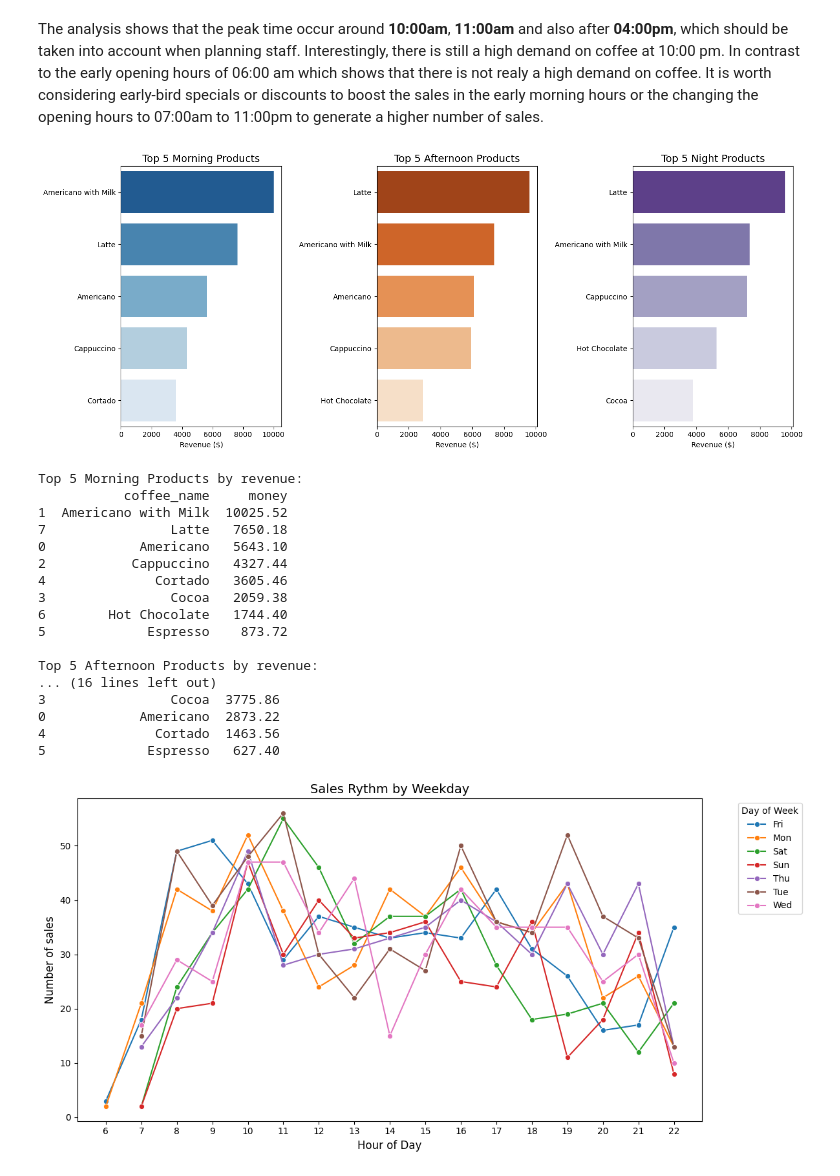
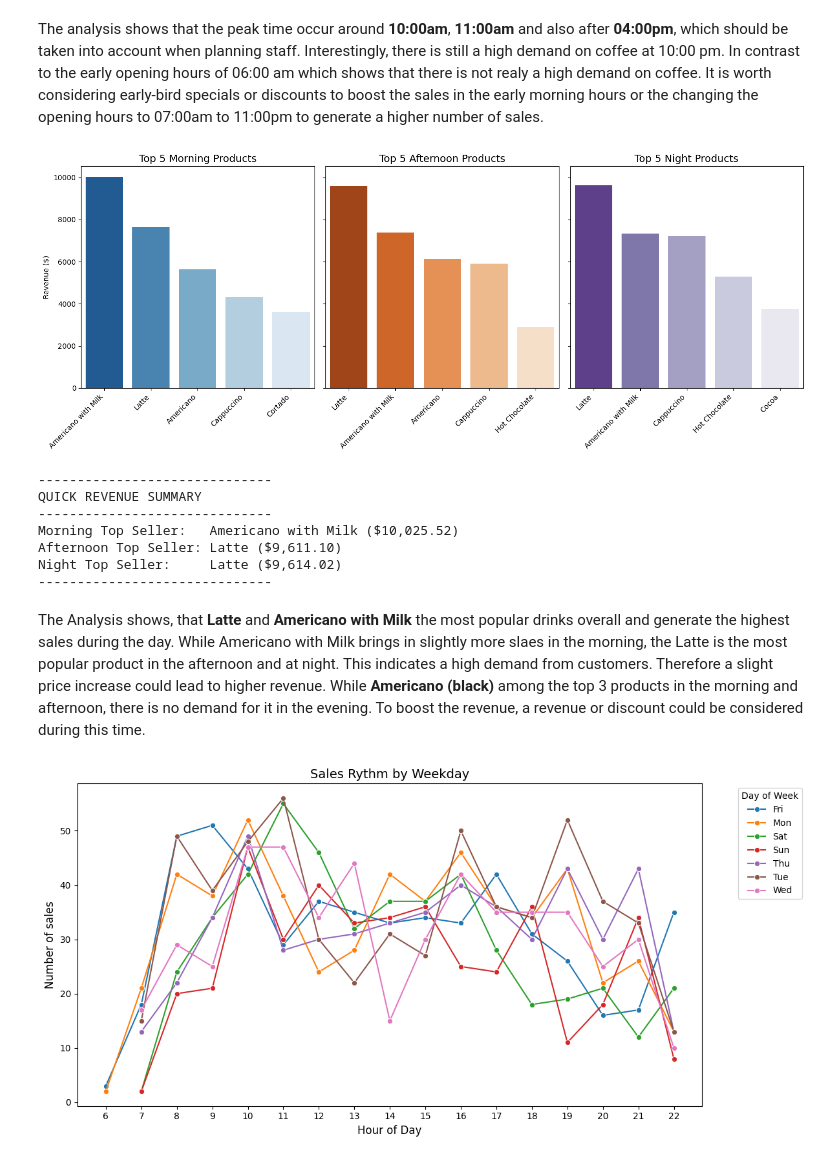
Before and after one commit to clia7/Coffee-Sales-Analysis, a Jupyter notebook: coffee-sales-eda.ipynb, the cells around one changed output. Cells and saved outputs as stored; diff of their text form; code cells hidden in the pictures.

Commit message:
Kaggle Notebook | Coffee Sales EDA | Version 9

```diff
--- a/coffee-sales-eda.ipynb
+++ b/coffee-sales-eda.ipynb
@@ -200,66 +200,70 @@ afternoon_df = (df[df['Time_of_Day'] == 'Afternoon']
               .groupby('coffee_name')
                 ['money'].sum().reset_index().sort_values(by='money', ascending=False))
 night_df = (df[df['Time_of_Day'] == 'Night']
               .groupby('coffee_name')
               ['money'].sum().reset_index().sort_values(by='money', ascending=False))
 
 # Visualize these trends with a subplot
-fig, (ax1, ax2, ax3) = plt.subplots(1,3, figsize=(15,6))
+fig, (ax1, ax2, ax3) = plt.subplots(1,3, figsize=(15,6), sharey=True)
 
 # Morning Bar Chart
 sns.barplot(data=morning_df.head(5),
-            x='money', y='coffee_name',
+            x='coffee_name', y='money',
             ax=ax1,
             palette='Blues_r', hue='coffee_name')
 ax1.set_title('Top 5 Morning Products', fontsize=14)
-ax1.set_xlabel('Revenue ($)', fontsize=10)
-ax1.set_ylabel('')
+ax1.set_ylabel('Revenue ($)', fontsize=10)
+ax1.set_xlabel('')
+ax1.tick_params(axis='x', rotation=45)
+for label in ax1.get_xticklabels():
+    label.set_ha('right')
 
 # Afternoon Bar Chart
 sns.barplot(data=afternoon_df.head(5),
-            x='money', y='coffee_name',
+            x='coffee_name', y='money',
             ax=ax2,
             palette='Oranges_r', hue='coffee_name')
 ax2.set_title('Top 5 Afternoon Products', fontsize=14)
-ax2.set_xlabel('Revenue ($)', fontsize=10)
-ax2.set_ylabel('')
+ax2.set_ylabel('Revenue ($)', fontsize=10)
+ax2.set_xlabel('')
+ax2.tick_params(axis='x', rotation=45)
+for label in ax2.get_xticklabels():
+    label.set_ha('right')
 
 # Night Bar Chart
 sns.barplot(data=night_df.head(5),
-            x='money', y='coffee_name',
+            x='coffee_name', y='money',
             ax=ax3,
             palette='Purples_r', hue='coffee_name')
 ax3.set_title('Top 5 Night Products', fontsize=14)
-ax3.set_xlabel('Revenue ($)', fontsize=10)
-ax3.set_ylabel('')
-
+ax3.set_ylabel('Revenue ($)', fontsize=10)
+ax3.set_xlabel('')
+ax3.tick_params(axis='x', rotation=45)
+for label in ax3.get_xticklabels():
+    label.set_ha('right')
 
 plt.tight_layout()
 plt.show()
 
-#Output
-print(f'Top 5 Morning Products by revenue:\n{morning_df}\n')
-print(f'Top 5 Afternoon Products by revenue:\n{afternoon_df}\n')
-print(f'Top 5 Night Products by revenue:\n{night_df}\n')
+# Output Quick Overview
+print("-" * 30)
+print("QUICK REVENUE SUMMARY")
+print("-" * 30)
+print(f"Morning Top Seller:   {morning_df.iloc[0]['coffee_name']} (${morning_df.iloc[0]['money']:,.2f})")
+print(f"Afternoon Top Seller: {afternoon_df.iloc[0]['coffee_name']} (${afternoon_df.iloc[0]['money']:,.2f})")
+print(f"Night Top Seller:     {night_df.iloc[0]['coffee_name']} (${night_df.iloc[0]['money']:,.2f})")
+print("-" * 30)
 # %% [output]
-[figure, old version]
+[figure, new version]
-Top 5 Morning Products by revenue:
-           coffee_name     money
-1  Americano with Milk  10025.52
-7                Latte   7650.18
-0            Americano   5643.10
-2           Cappuccino   4327.44
-4              Cortado   3605.46
-3                Cocoa   2059.38
-6        Hot Chocolate   1744.40
-5             Espresso    873.72
-
-Top 5 Afternoon Products by revenue:
-... (16 lines left out)
-3                Cocoa  3775.86
-0            Americano  2873.22
-4              Cortado  1463.56
-5             Espresso   627.40
+------------------------------
+QUICK REVENUE SUMMARY
+------------------------------
+Morning Top Seller:   Americano with Milk ($10,025.52)
+Afternoon Top Seller: Latte ($9,611.10)
+Night Top Seller:     Latte ($9,614.02)
+------------------------------
+# %% [markdown]
+The Analysis shows, that **Latte** and **Americano with Milk** the most popular drinks overall and generate the highest sales during the day. While Americano with Milk brings in slightly more slaes in the morning, the Latte is the most popular product in the afternoon and at night. This indicates a high demand from customers. Therefore a slight price increase could lead to higher revenue. While **Americano (black)** among the top 3 products in the morning and afternoon, there is no demand for it in the evening. To boost the revenue, a revenue or discount could be considered during this time.
 # %%
 # Checking if the peak times are consistent, visualize each day indivdually.
 sales_rythm = df.groupby(['hour_of_day', 'Weekday'])['money'].count().reset_index()
```
